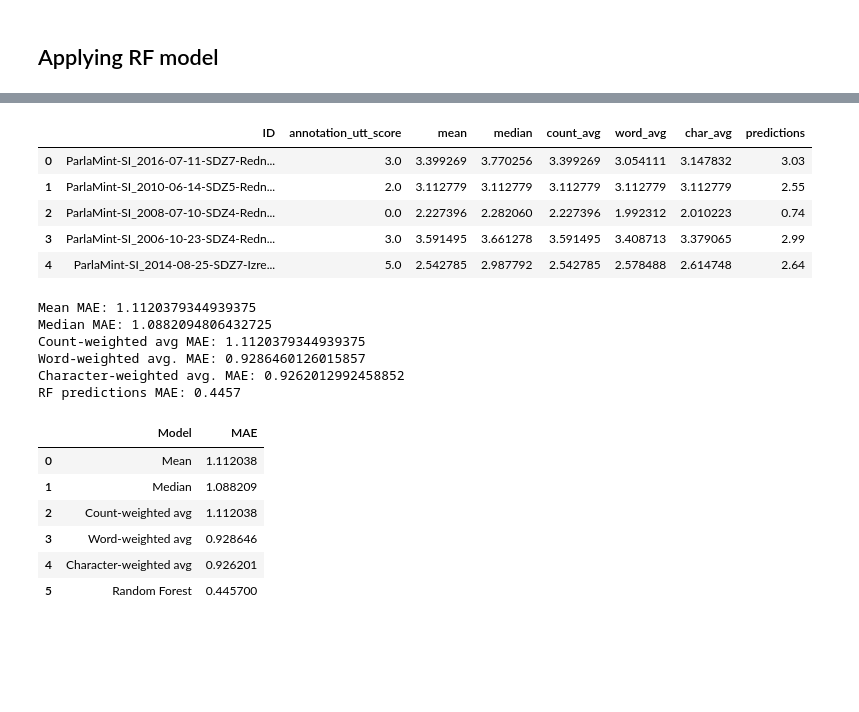
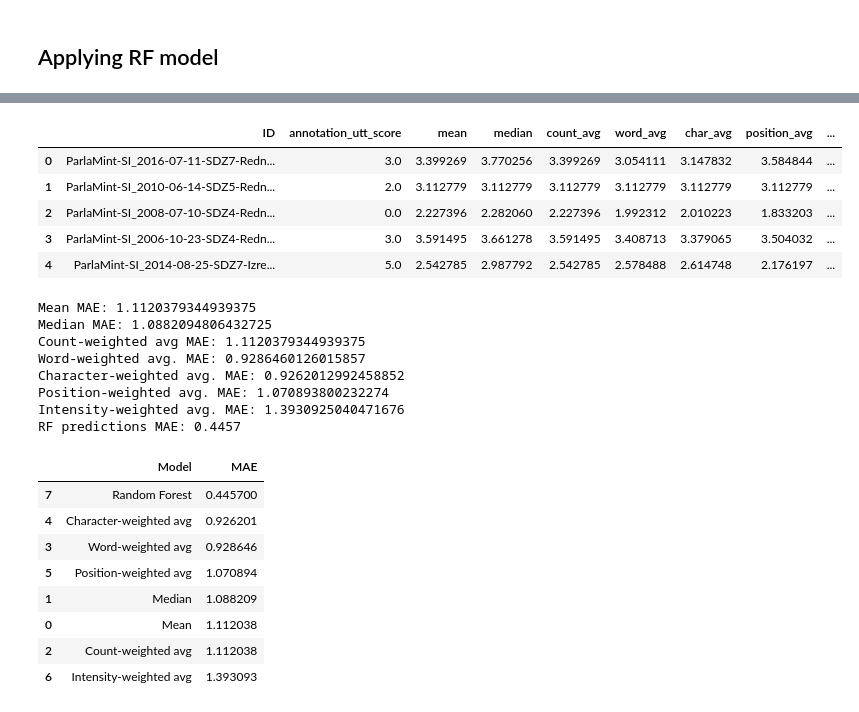
Before and after one commit to katjameden/ParlaMint_Sentiment, a Jupyter notebook: Aggregation/Notebooks/Testing_methods.ipynb, the cells around one changed output, grey strips where cells are left out. Saved outputs shown, nothing was run; the diff lists cells and outputs as text; code cells hidden in the pictures; blank space fills up the shorter version.

Commit message:
Add position and intensity heuristics

```diff
--- a/Aggregation/Notebooks/Testing_methods.ipynb
+++ b/Aggregation/Notebooks/Testing_methods.ipynb
@@ -12,3 +12,7 @@ df.head()
 | 2 | ParlaMint-SI_2016-07-11-SDZ7-Redn... | ParlaMint-SI_2016-07-11-SDZ7-Redn... | Spoštovani poslanke in poslanci! ... | Na ministrstvu in na Vladi, skupa... | At the Ministry and in the Govern... | False | P_Neutral | 3.0 | ... |
 | 3 | ParlaMint-SI_2016-07-11-SDZ7-Redn... | ParlaMint-SI_2016-07-11-SDZ7-Redn... | Spoštovani poslanke in poslanci! ... | Ker je treba z izvajanjem prvega ... | Since the implementation of the f... | False | P_Neutral | 3.0 | ... |
 | 4 | ParlaMint-SI_2016-07-11-SDZ7-Redn... | ParlaMint-SI_2016-07-11-SDZ7-Redn... | Spoštovani poslanke in poslanci! ... | Hvala. | Thank you. | False | P_Neutral | 3.0 | ... |
+# %%
+df = df.drop(columns=['text_en', 'chair', 'metadata'])
+df.head()
+len(df)
@@ -64,6 +93,8 @@ def char_avg(df: pd.DataFrame, id_col: str, sent_col: str, annotation_col: str)
 df = count_avg(df, id_col='ID', sent_col='sent_id', annotation_col='annotation_sent')
 df = word_avg(df, id_col='ID', sent_col='sent_id', annotation_col='annotation_sent')
 df = char_avg(df, id_col='ID', sent_col='sent_id', annotation_col='annotation_sent')
+df = position_avg(df, id_col='ID', sent_col='sent_id', annotation_col='annotation_sent')
+df = intensity_avg(df, id_col='ID', sent_col='sent_id', annotation_col='annotation_sent')
 
 df
 # %% [output]
@@ -83,12 +114,12 @@ df
 # %% [markdown]
 ### Feature building
 # %%
-columns = ['ID', 'annotation_sent', 'annotation_utt_score', 'count', 'words', 'char_length', 'mean', 'median', 'count_avg', 'word_avg', 'char_avg']
+columns = ['ID', 'annotation_sent', 'annotation_utt_score', 'count', 'words', 'char_length', 'mean', 'median', 'count_avg', 'word_avg', 'char_avg', 'position_avg', 'intensity_avg']
 df = df[columns]
 
-df['sum'] = df.groupby('ID')['char_length'].transform('sum')
-df['Q1'] = df.groupby('ID')['annotation_sent'].transform(lambda x: x.quantile(0.25))
-df['Q3'] = df.groupby('ID')['annotation_sent'].transform(lambda x: x.quantile(0.75))
+df.loc[:, 'sum'] = df.groupby('ID')['char_length'].transform('sum')
+df.loc[:, 'Q1'] = df.groupby('ID')['annotation_sent'].transform(lambda x: x.quantile(0.25))
+df.loc[:, 'Q3'] = df.groupby('ID')['annotation_sent'].transform(lambda x: x.quantile(0.75))
 df = df.drop(columns=['char_length'])
 df.head()
 # %% [output]
@@ -175,15 +206,15 @@ data
 # %%
-test_columns = ['ID', 'annotation_utt_score', 'mean', 'median', 'count_avg', 'word_avg', 'char_avg', 'predictions']
+test_columns = ['ID', 'annotation_utt_score', 'mean', 'median', 'count_avg', 'word_avg', 'char_avg', 'position_avg', 'intensity_avg',  'predictions']
 test = data[test_columns]
 test.to_csv('../Datasets/Test_results/Results.csv', encoding='utf-8', index=False)
 test.head()
 # %% [output]
-|  | ID | annotation_utt_score | mean | median | count_avg | word_avg | char_avg | predictions |
-| 0 | ParlaMint-SI_2016-07-11-SDZ7-Redn... | 3.0 | 3.399269 | 3.770256 | 3.399269 | 3.054111 | 3.147832 | 3.03 |
-| 1 | ParlaMint-SI_2010-06-14-SDZ5-Redn... | 2.0 | 3.112779 | 3.112779 | 3.112779 | 3.112779 | 3.112779 | 2.55 |
-| 2 | ParlaMint-SI_2008-07-10-SDZ4-Redn... | 0.0 | 2.227396 | 2.282060 | 2.227396 | 1.992312 | 2.010223 | 0.74 |
-| 3 | ParlaMint-SI_2006-10-23-SDZ4-Redn... | 3.0 | 3.591495 | 3.661278 | 3.591495 | 3.408713 | 3.379065 | 2.99 |
-| 4 | ParlaMint-SI_2014-08-25-SDZ7-Izre... | 5.0 | 2.542785 | 2.987792 | 2.542785 | 2.578488 | 2.614748 | 2.64 |
+|  | ID | annotation_utt_score | mean | median | count_avg | word_avg | char_avg | position_avg | ... |
+| 0 | ParlaMint-SI_2016-07-11-SDZ7-Redn... | 3.0 | 3.399269 | 3.770256 | 3.399269 | 3.054111 | 3.147832 | 3.584844 | ... |
+| 1 | ParlaMint-SI_2010-06-14-SDZ5-Redn... | 2.0 | 3.112779 | 3.112779 | 3.112779 | 3.112779 | 3.112779 | 3.112779 | ... |
+| 2 | ParlaMint-SI_2008-07-10-SDZ4-Redn... | 0.0 | 2.227396 | 2.282060 | 2.227396 | 1.992312 | 2.010223 | 1.833203 | ... |
+| 3 | ParlaMint-SI_2006-10-23-SDZ4-Redn... | 3.0 | 3.591495 | 3.661278 | 3.591495 | 3.408713 | 3.379065 | 3.504032 | ... |
+| 4 | ParlaMint-SI_2014-08-25-SDZ7-Izre... | 5.0 | 2.542785 | 2.987792 | 2.542785 | 2.578488 | 2.614748 | 2.176197 | ... |
 # %%
 from sklearn.metrics import mean_absolute_error
 
@@ -192,6 +223,8 @@ mae_median = mean_absolute_error(test['annotation_utt_score'], test['median'])
 mae_count = mean_absolute_error(test['annotation_utt_score'], test['count_avg'])
 mae_word = mean_absolute_error(test['annotation_utt_score'], test['word_avg'])
 mae_char = mean_absolute_error(test['annotation_utt_score'], test['char_avg'])
+mae_position = mean_absolute_error(test['annotation_utt_score'], test['position_avg'])
+mae_intensity = mean_absolute_error(test['annotation_utt_score'], test['intensity_avg'])
 mae_rf = mean_absolute_error(test['annotation_utt_score'], test['predictions'])
 
 
@@ -201,6 +234,8 @@ print('Median MAE:', mae_median)
 print('Count-weighted avg MAE:', mae_count)
 print('Word-weighted avg. MAE:', mae_word)
 print('Character-weighted avg. MAE:', mae_char)
+print('Position-weighted avg. MAE:', mae_position)
+print('Intensity-weighted avg. MAE:', mae_intensity)
 print('RF predictions MAE:', mae_rf)
 # %% [output]
 Mean MAE: 1.1120379344939375
@@ -208,6 +243,8 @@ Median MAE: 1.0882094806432725
 Count-weighted avg MAE: 1.1120379344939375
 Word-weighted avg. MAE: 0.9286460126015857
 Character-weighted avg. MAE: 0.9262012992458852
+Position-weighted avg. MAE: 1.070893800232274
+Intensity-weighted avg. MAE: 1.3930925040471676
 RF predictions MAE: 0.4457
 # %%
 import pandas as pd
@@ -232,12 +271,14 @@ def calculate_mae(test: pd.DataFrame) -> pd.DataFrame:
 # %%
 mae_df = calculate_mae(test)
 mae_df.to_csv('../Datasets/Test_results/MAE_results.csv', encoding='utf-8', index=False)
-mae_df
+mae_df.sort_values(by='MAE')
 # %% [output]
 |  | Model | MAE |
+| 7 | Random Forest | 0.445700 |
+| 4 | Character-weighted avg | 0.926201 |
+| 3 | Word-weighted avg | 0.928646 |
+| 5 | Position-weighted avg | 1.070894 |
+| 1 | Median | 1.088209 |
 | 0 | Mean | 1.112038 |
-| 1 | Median | 1.088209 |
 | 2 | Count-weighted avg | 1.112038 |
-| 3 | Word-weighted avg | 0.928646 |
-| 4 | Character-weighted avg | 0.926201 |
-| 5 | Random Forest | 0.445700 |
+| 6 | Intensity-weighted avg | 1.393093 |
```
Also changed, not shown: parts of 6 cells of this notebook, 2 other files.
